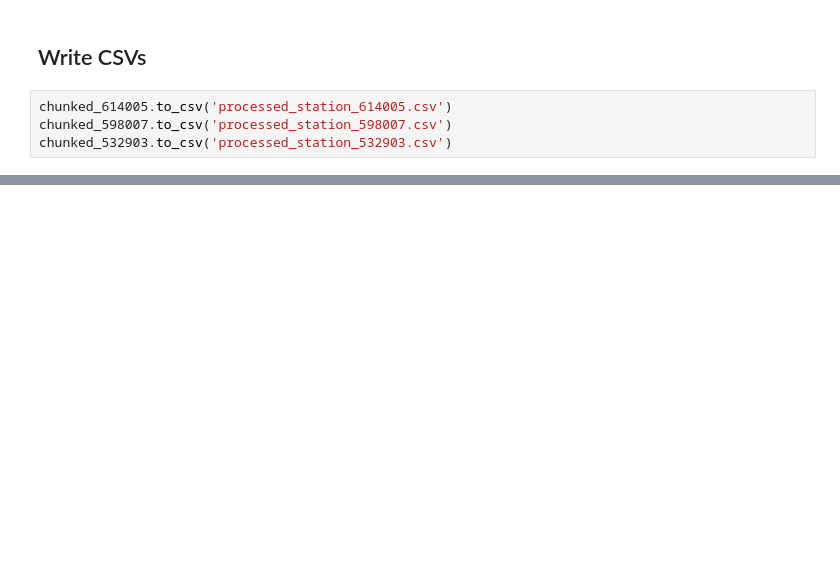
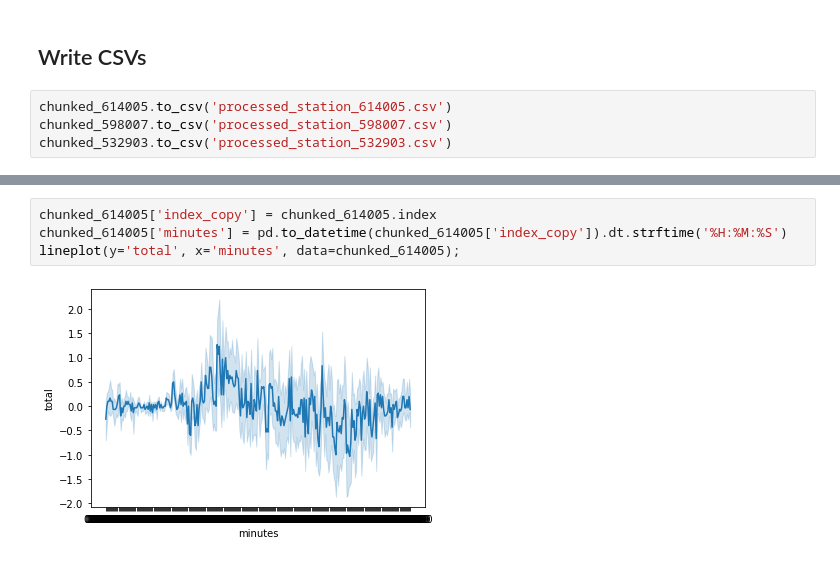
Before and after one commit to ethanglaser/MUU-Final-Project, a Jupyter notebook: warmup.ipynb, the cells around one changed output, grey strips where cells are left out. Drawn from its saved outputs; the diff is of its cells as text; blank space fills up the shorter version.

```diff
--- a/warmup.ipynb
+++ b/warmup.ipynb
@@ -242,0 +226,6 @@ dtype('O')
+# %%
+chunked_614005['index_copy'] = chunked_614005.index
+chunked_614005['minutes'] = pd.to_datetime(chunked_614005['index_copy']).dt.strftime('%H:%M:%S')
+lineplot(y='total', x='minutes', data=chunked_614005);
+# %% [output]
+[figure, added]
```
Also changed, not shown: parts of 20 cells of this notebook, 4 other files.
